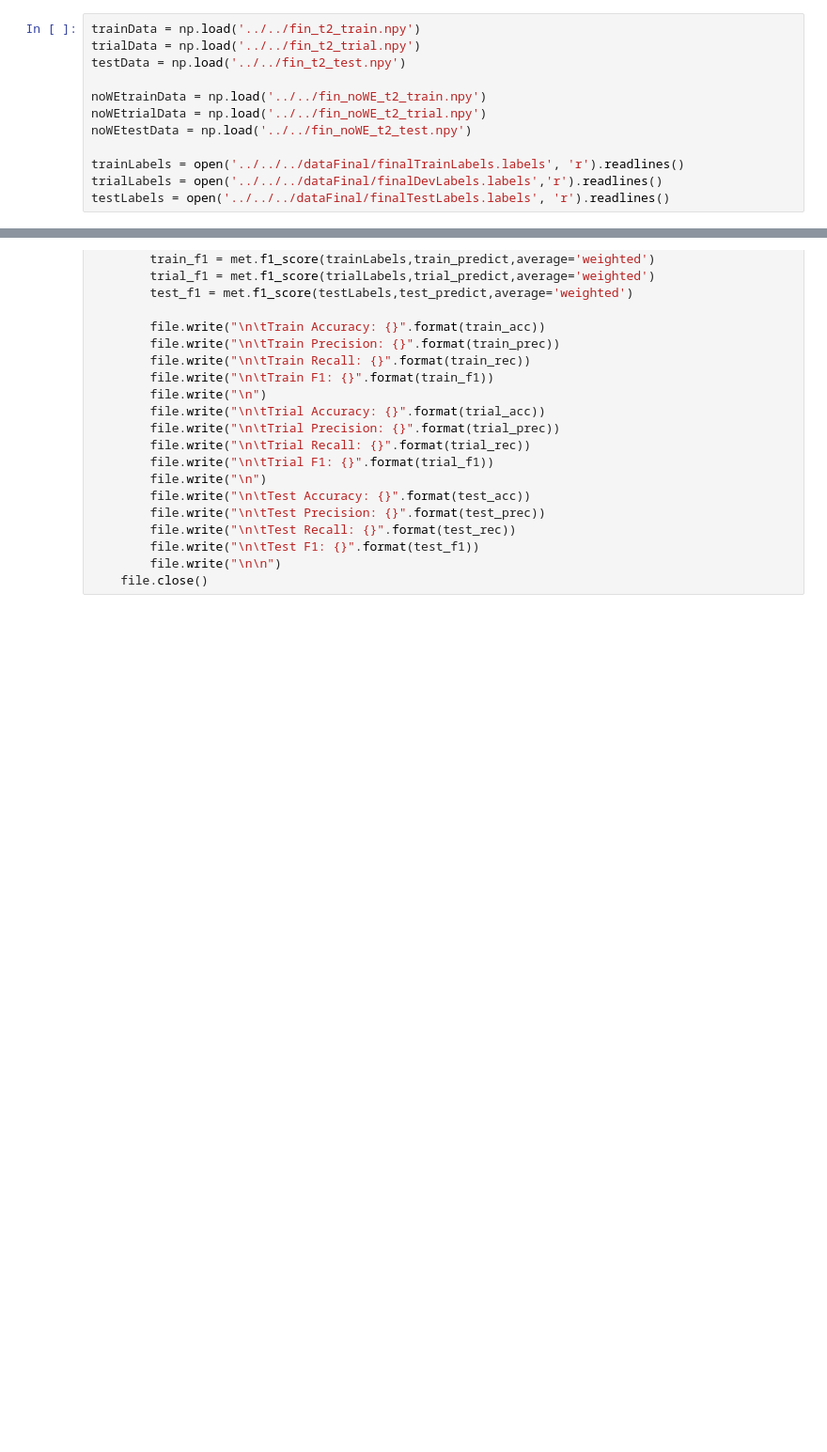
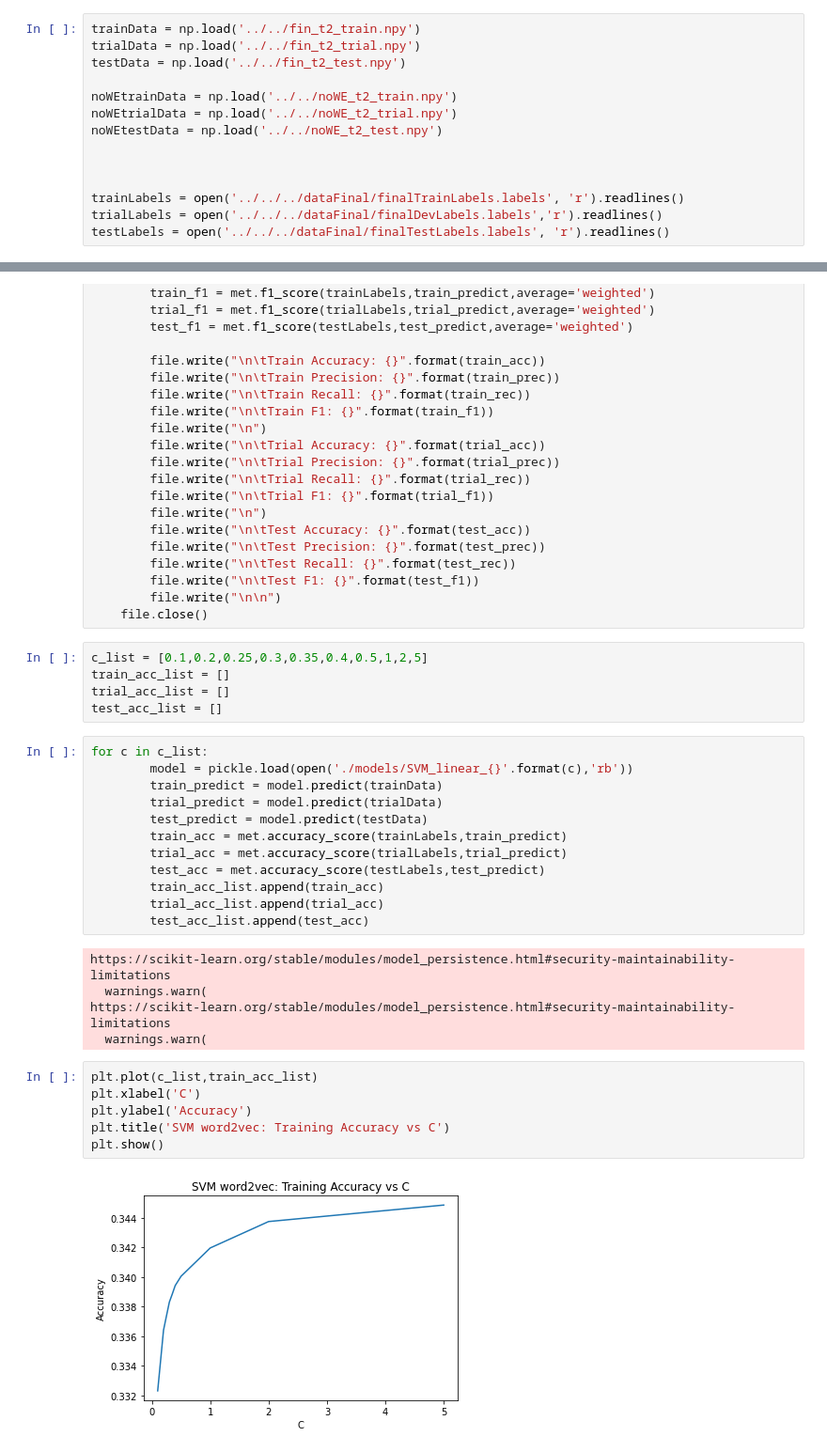
Before and after one commit to Karanjot-singh/Making-Emojis-More-Predictable, a Jupyter notebook: src/finalModels/SVM/svm_evaluate.ipynb, the cells around one changed output, grey strips where cells are left out. Shown: that part at 94% size. Saved outputs shown, nothing was run; the diff lists cells and outputs as text; blank space fills up the shorter version.

Commit message:
added models

```diff
--- a/src/finalModels/SVM/svm_evaluate.ipynb
+++ b/src/finalModels/SVM/svm_evaluate.ipynb
@@ -8,9 +9,11 @@ trainData = np.load('../../fin_t2_train.npy')
 trialData = np.load('../../fin_t2_trial.npy')
 testData = np.load('../../fin_t2_test.npy')
 
-noWEtrainData = np.load('../../fin_noWE_t2_train.npy')
-noWEtrialData = np.load('../../fin_noWE_t2_trial.npy')
-noWEtestData = np.load('../../fin_noWE_t2_test.npy')
+noWEtrainData = np.load('../../noWE_t2_train.npy')
+noWEtrialData = np.load('../../noWE_t2_trial.npy')
+noWEtestData = np.load('../../noWE_t2_test.npy')
+
+
 
 trainLabels = open('../../../dataFinal/finalTrainLabels.labels', 'r').readlines()
 trialLabels = open('../../../dataFinal/finalDevLabels.labels','r').readlines()
@@ -108,3 +107,33 @@ with open('svm_score.txt','a') as file:
         file.write("\n\tTest F1: {}".format(test_f1))
         file.write("\n\n")
     file.close()
+# %%
+c_list = [0.1,0.2,0.25,0.3,0.35,0.4,0.5,1,2,5]
+train_acc_list = []
+trial_acc_list = []
+test_acc_list = []
+# %%
+for c in c_list:
+        model = pickle.load(open('./models/SVM_linear_{}'.format(c),'rb'))
+        train_predict = model.predict(trainData)
+        trial_predict = model.predict(trialData)
+        test_predict = model.predict(testData)
+        train_acc = met.accuracy_score(trainLabels,train_predict)
+        trial_acc = met.accuracy_score(trialLabels,trial_predict)
+        test_acc = met.accuracy_score(testLabels,test_predict)
+        train_acc_list.append(train_acc)
+        trial_acc_list.append(trial_acc)
+        test_acc_list.append(test_acc)
+# %% [output]
+https://scikit-learn.org/stable/modules/model_persistence.html#security-maintainability-limitations
+  warnings.warn(
+https://scikit-learn.org/stable/modules/model_persistence.html#security-maintainability-limitations
+  warnings.warn(
+# %%
+plt.plot(c_list,train_acc_list)
+plt.xlabel('C')
+plt.ylabel('Accuracy')
+plt.title('SVM word2vec: Training Accuracy vs C')
+plt.show()
+# %% [output]
+[figure, added]
```
Also changed, not shown: parts of 8 cells of this notebook, 10 other files.
